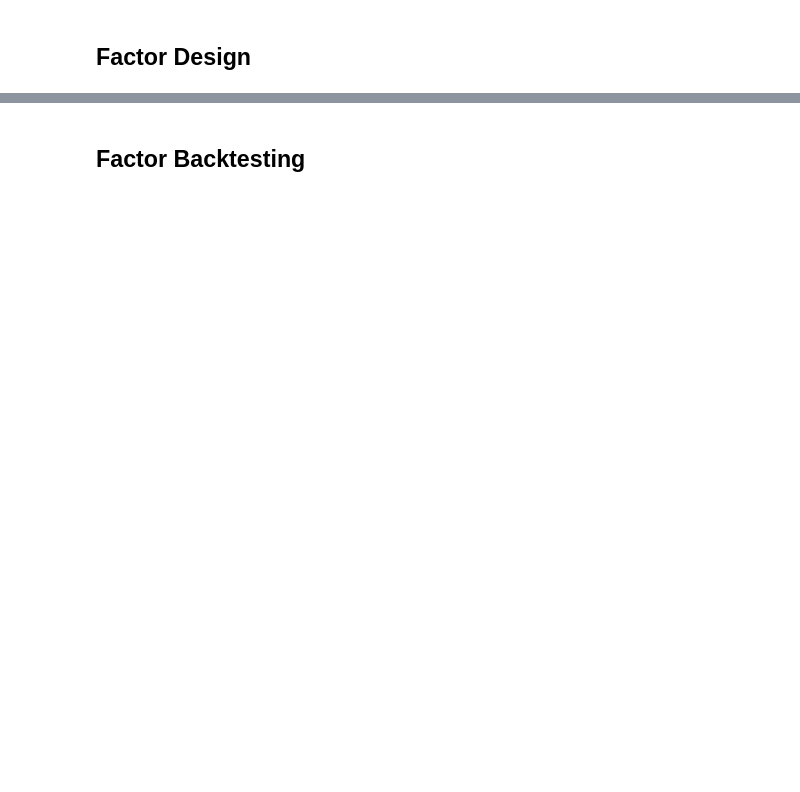
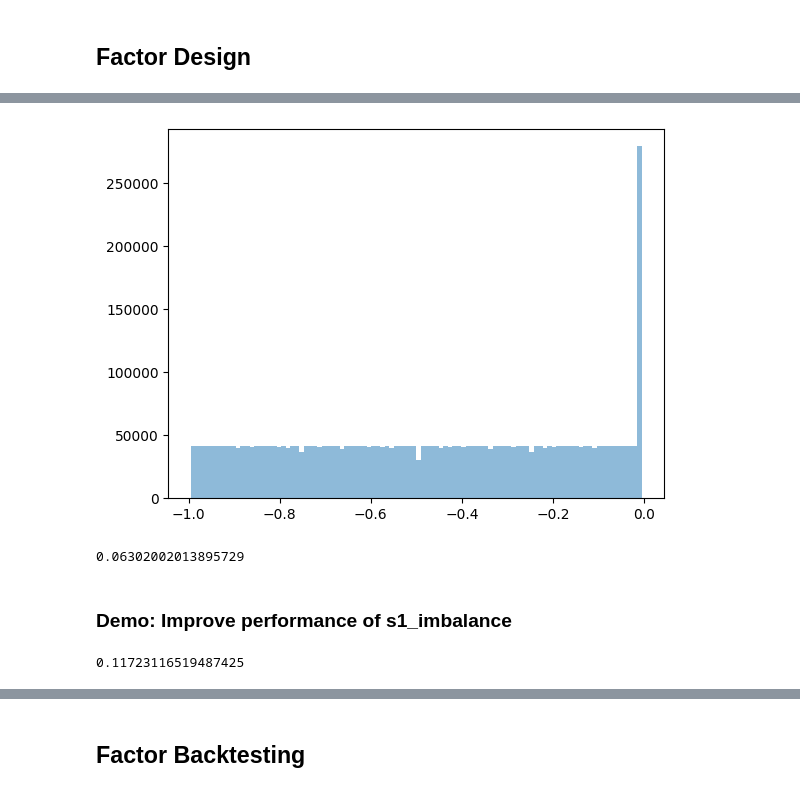
Before and after one commit to kaiwenShen/Optiver_MOC, a Jupyter notebook: Optiver_MOC_Factor_Research_FrameworkV1/Optiver_MOC_Factor_Research_Framework/Factor_Research_Framework_v1.ipynb, the cells around one changed output, grey strips where cells are left out. Saved outputs shown, nothing was run; the diff lists cells and outputs as text; code cells hidden in the pictures; blank space fills up the shorter version.

```diff
--- a/Optiver_MOC_Factor_Research_FrameworkV1/Optiver_MOC_Factor_Research_Framework/Factor_Research_Framework_v1.ipynb
+++ b/Optiver_MOC_Factor_Research_FrameworkV1/Optiver_MOC_Factor_Research_Framework/Factor_Research_Framework_v1.ipynb
@@ -150,0 +708,17 @@ for factor_name, factor_value in new_factors.items():
+# %%
+x = new_factors['past_30s_ret_rank']
+y = df_train['target'].fillna(0)
+
+plt.hist(x, bins=100, alpha=0.5)
+# plt.hist(y, bins=100, alpha=0.5)
+plt.show()
+print(np.corrcoef(x, y)[0, 1])
+# %% [output]
+[figure, added]
+0.06302002013895729
+# %% [markdown]
+### Demo: Improve performance of s1_imbalance
+# %%
+np.corrcoef(new_factors['s1_imbalance'], df_train['target'].fillna(0))[0, 1]  # original factor performance
+# %% [output]
+0.11723116519487425
```
Also changed, not shown: parts of 67 cells of this notebook, 2 other files.
